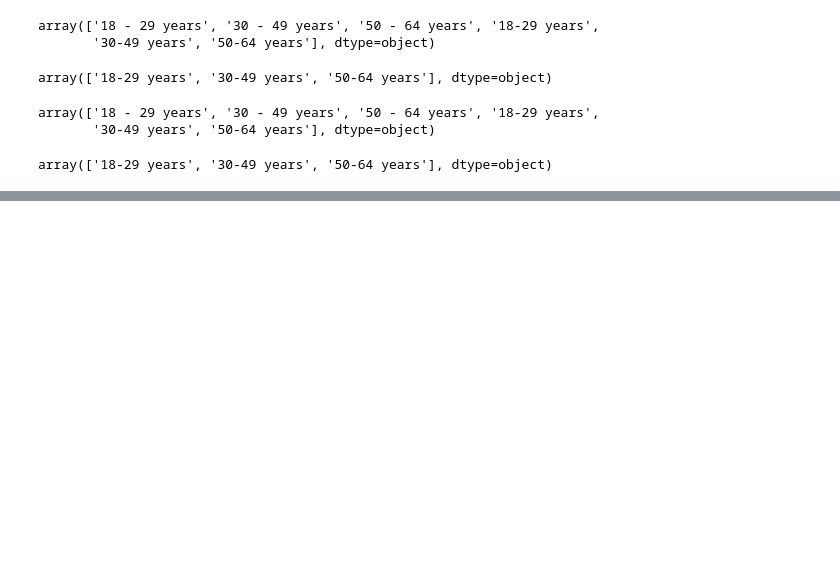
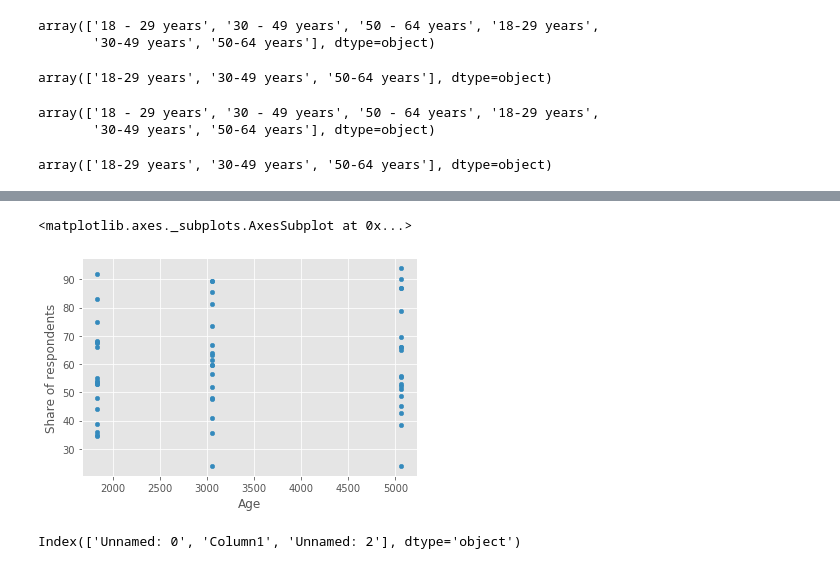
Before and after one commit to Prajbh/Fast_Food_Restaurants_Data, a Jupyter notebook: fast_food_project.ipynb, the cells around one changed output, grey strips where cells are left out. Drawn from its saved outputs; the diff is of its cells as text; code cells hidden in the pictures; blank space fills up the shorter version.

```diff
--- a/fast_food_project.ipynb
+++ b/fast_food_project.ipynb
@@ -32,0 +89,15 @@ array(['18-29 years', '30-49 years', '50-64 years'], dtype=object)
+# %%
+df3['Age'] = df3['Age'].map(lambda x: x.lstrip('+-').rstrip('years'))
+# %%
+df3['Age'].replace(regex=True,inplace=True,to_replace=r'\D',value=r'')
+# %%
+df3['Age'] = df3['Age'].apply(pd.to_numeric, errors='coerce')
+# %%
+df3.plot.scatter(x = 'Age', y = 'Share of respondents')
+# %% [output]
+<matplotlib.axes._subplots.AxesSubplot at 0x...>
+[figure, added]
+# %%
+df4.columns
+# %% [output]
+Index(['Unnamed: 0', 'Column1', 'Unnamed: 2'], dtype='object')
```
Also changed, not shown: parts of 19 cells of this notebook.
